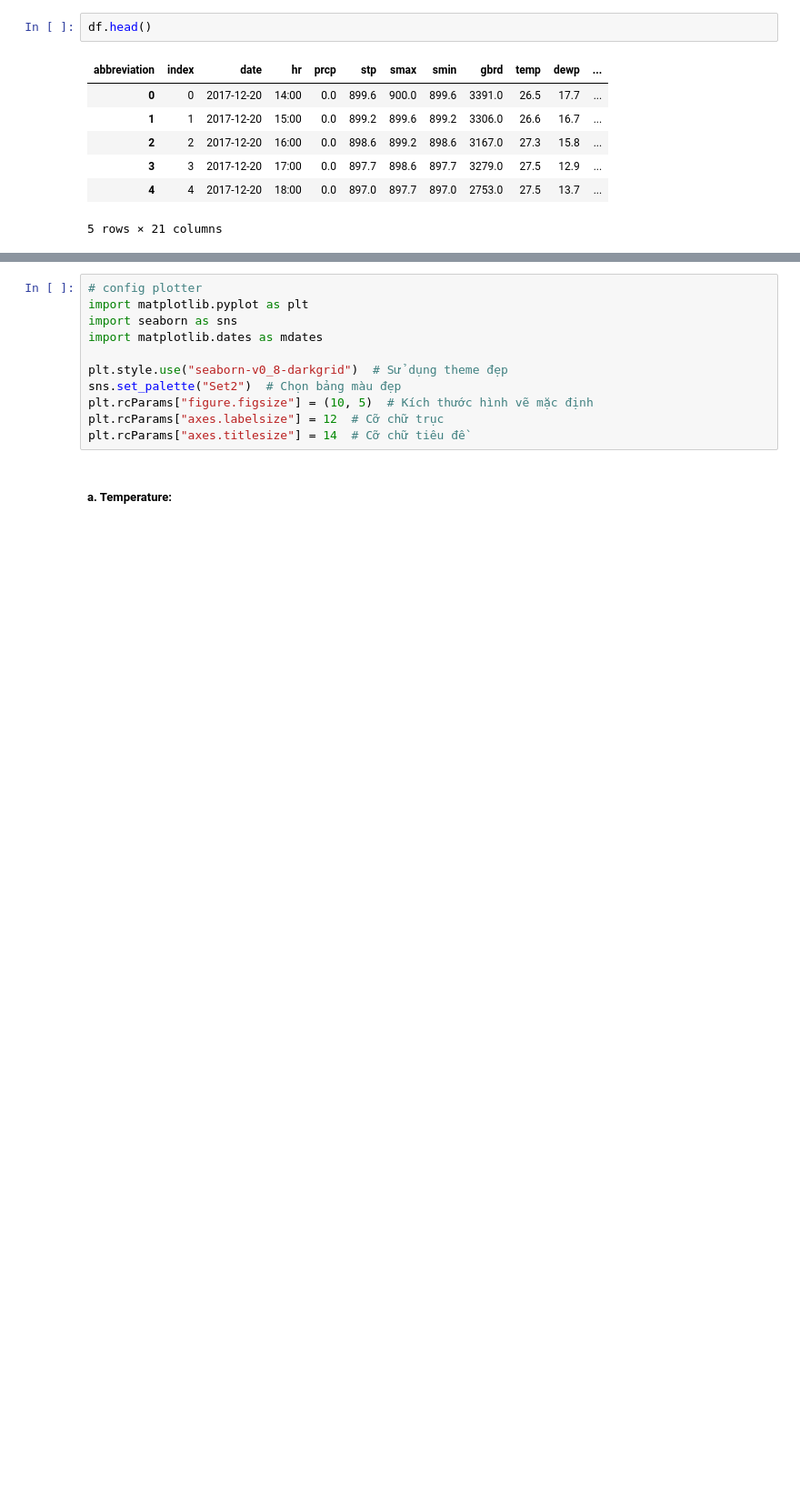
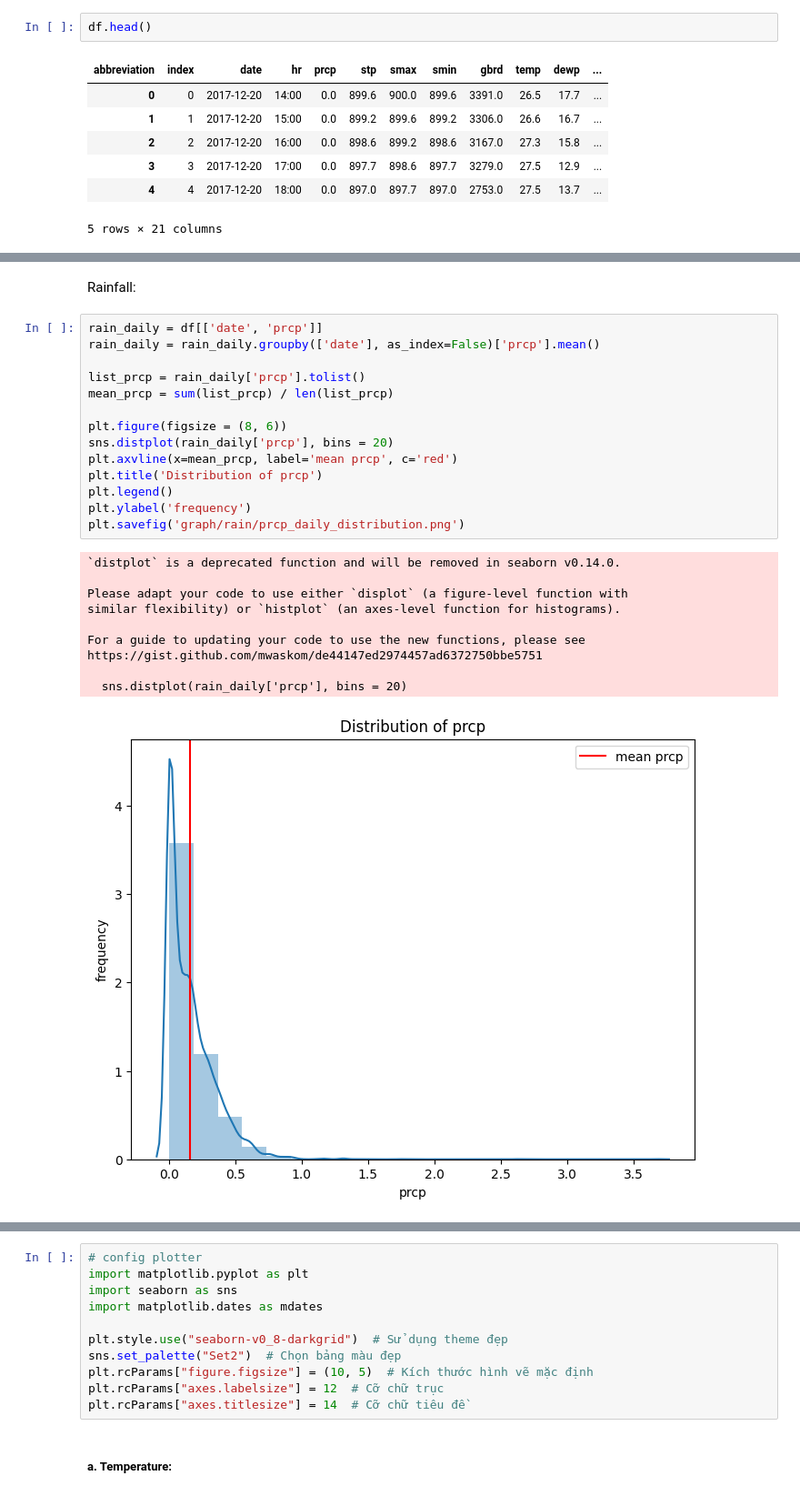
Before and after one commit to Kizza2014/time_series_climate_weather_surface_of_Brazil, a Jupyter notebook: eda.ipynb, the cells around one changed output, grey strips where cells are left out. Shown at 91% size. Cells and saved outputs as stored; diff of their text form; blank space fills up the shorter version.

```diff
--- a/eda.ipynb
+++ b/eda.ipynb
@@ -81,0 +136,27 @@ df.head()
+# %% [markdown]
+Rainfall:
+# %%
+rain_daily = df[['date', 'prcp']]
+rain_daily = rain_daily.groupby(['date'], as_index=False)['prcp'].mean()
+
+list_prcp = rain_daily['prcp'].tolist()
+mean_prcp = sum(list_prcp) / len(list_prcp)
+
+plt.figure(figsize = (8, 6))
+sns.distplot(rain_daily['prcp'], bins = 20)
+plt.axvline(x=mean_prcp, label='mean prcp', c='red')
+plt.title('Distribution of prcp')
+plt.legend()
+plt.ylabel('frequency')
+plt.savefig('graph/rain/prcp_daily_distribution.png')
+# %% [output]
+`distplot` is a deprecated function and will be removed in seaborn v0.14.0.
+
+Please adapt your code to use either `displot` (a figure-level function with
+similar flexibility) or `histplot` (an axes-level function for histograms).
+
+For a guide to updating your code to use the new functions, please see
+https://gist.github.com/mwaskom/de44147ed2974457ad6372750bbe5751
+
+  sns.distplot(rain_daily['prcp'], bins = 20)
+[figure, added]
```
Also changed, not shown: parts of 8 cells of this notebook, 5 other files.
